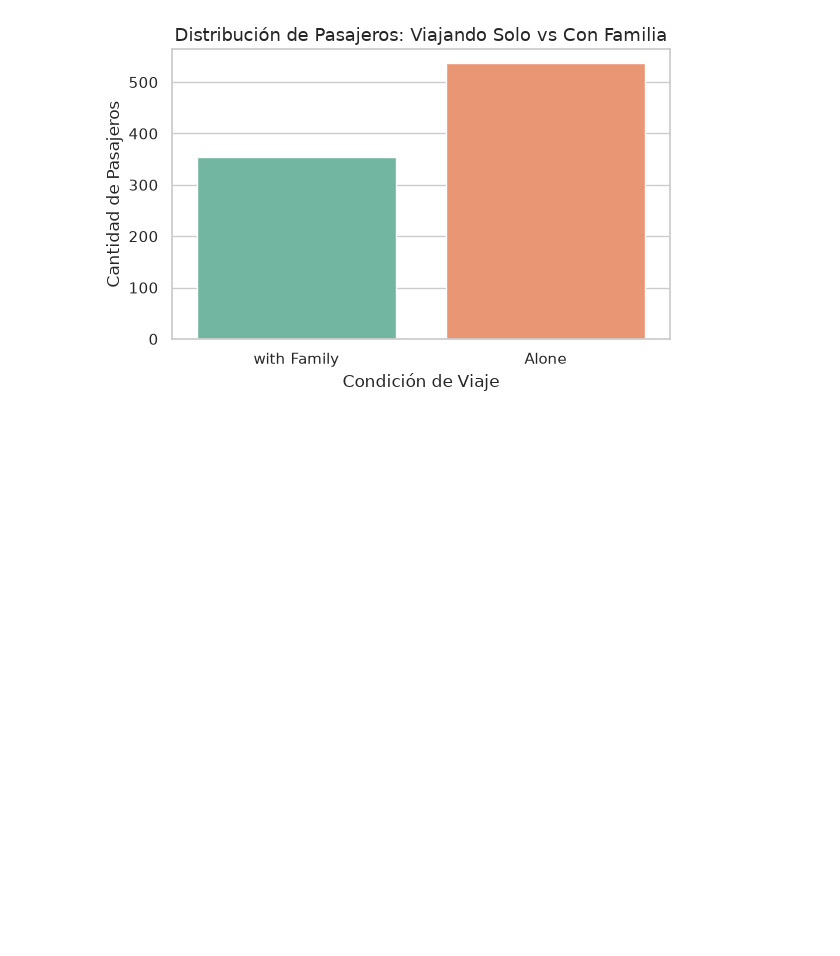
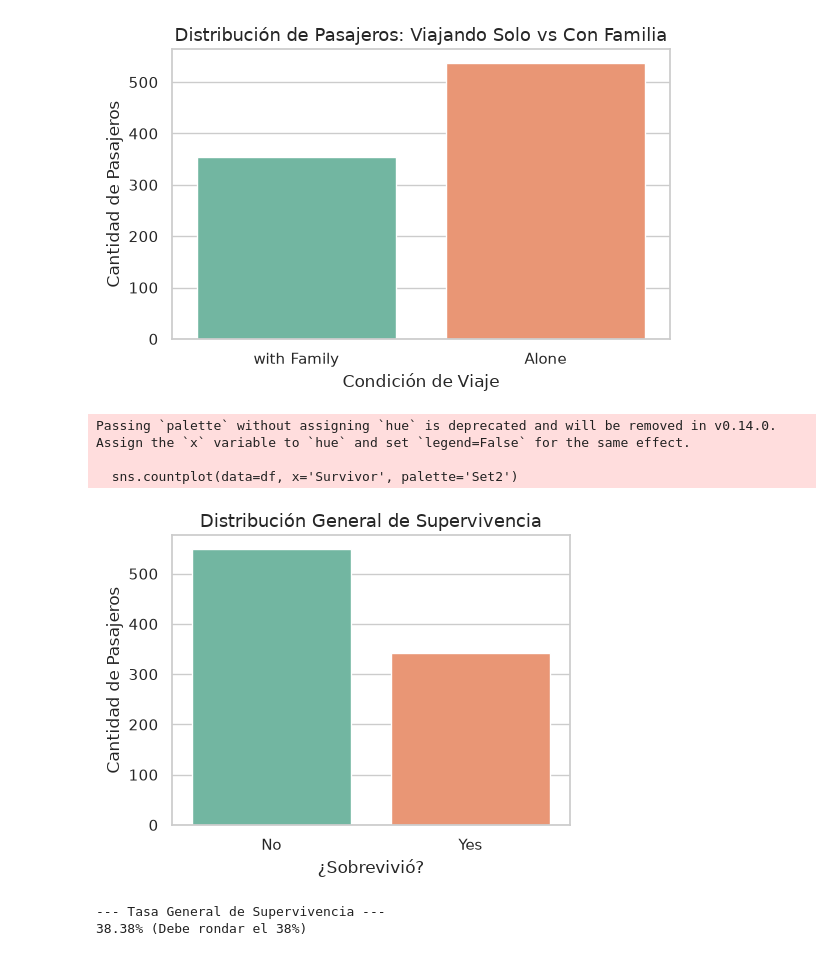
Before and after one commit to KeydyMi/proyecto_ciencia_de_datos, a Jupyter notebook: notebooks/02_exploracion.ipynb, the cells around one changed output. Cells and saved outputs as stored; diff of their text form; code cells hidden in the pictures; blank space fills up the shorter version.

Commit message:
feat: implementa paso 16 de analisis general de supervivencia

```diff
--- a/notebooks/02_exploracion.ipynb
+++ b/notebooks/02_exploracion.ipynb
@@ -291,3 +291,35 @@ Passing `palette` without assigning `hue` is deprecated and will be removed in v
 
   sns.countplot(data=df, x='Alone', palette='Set2')
 [figure]
+# %%
+import importlib
+import matplotlib.pyplot as plt
+import seaborn as sns
+
+# Recargamos el módulo para que tome la nueva función de supervivencia
+de = importlib.import_module("flows.01_data_engineering")
+importlib.reload(de)
+
+# Aplicamos la función al DataFrame
+df = de.add_survivor_label(df)
+
+# Gráfico de conteo de 'Survivor'
+plt.figure(figsize=(5, 4))
+sns.countplot(data=df, x='Survivor', palette='Set2')
+plt.title('Distribución General de Supervivencia')
+plt.xlabel('¿Sobrevivió?')
+plt.ylabel('Cantidad de Pasajeros')
+plt.tight_layout()
+plt.show()
+
+# Calculamos la tasa general de supervivencia (media de 'Survived')
+tasa_supervivencia = df['Survived'].mean() * 100
+print(f"--- Tasa General de Supervivencia ---")
+print(f"{tasa_supervivencia:.2f}% (Debe rondar el 38%)")
+# %% [output]
+Passing `palette` without assigning `hue` is deprecated and will be removed in v0.14.0. Assign the `x` variable to `hue` and set `legend=False` for the same effect.
+
+  sns.countplot(data=df, x='Survivor', palette='Set2')
+[figure, added]
+--- Tasa General de Supervivencia ---
+38.38% (Debe rondar el 38%)
```
Also changed, not shown: 1 other file.
